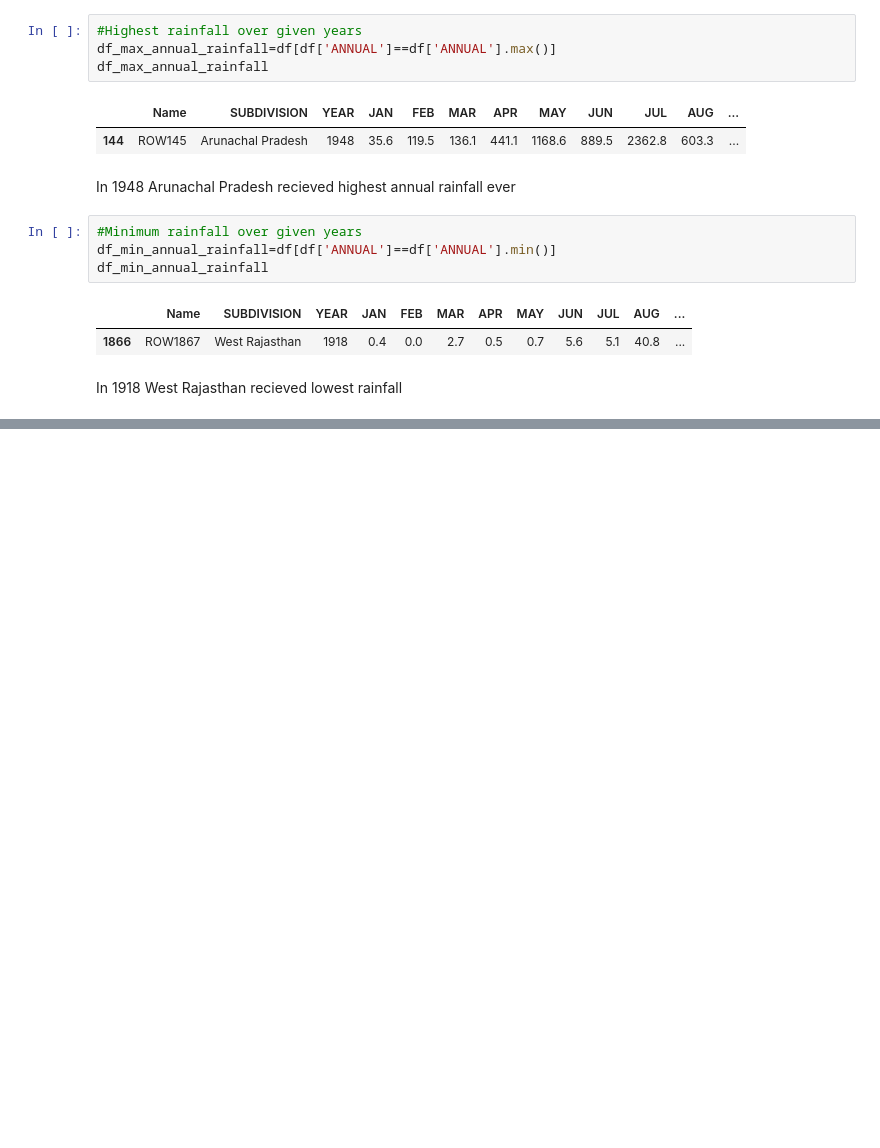
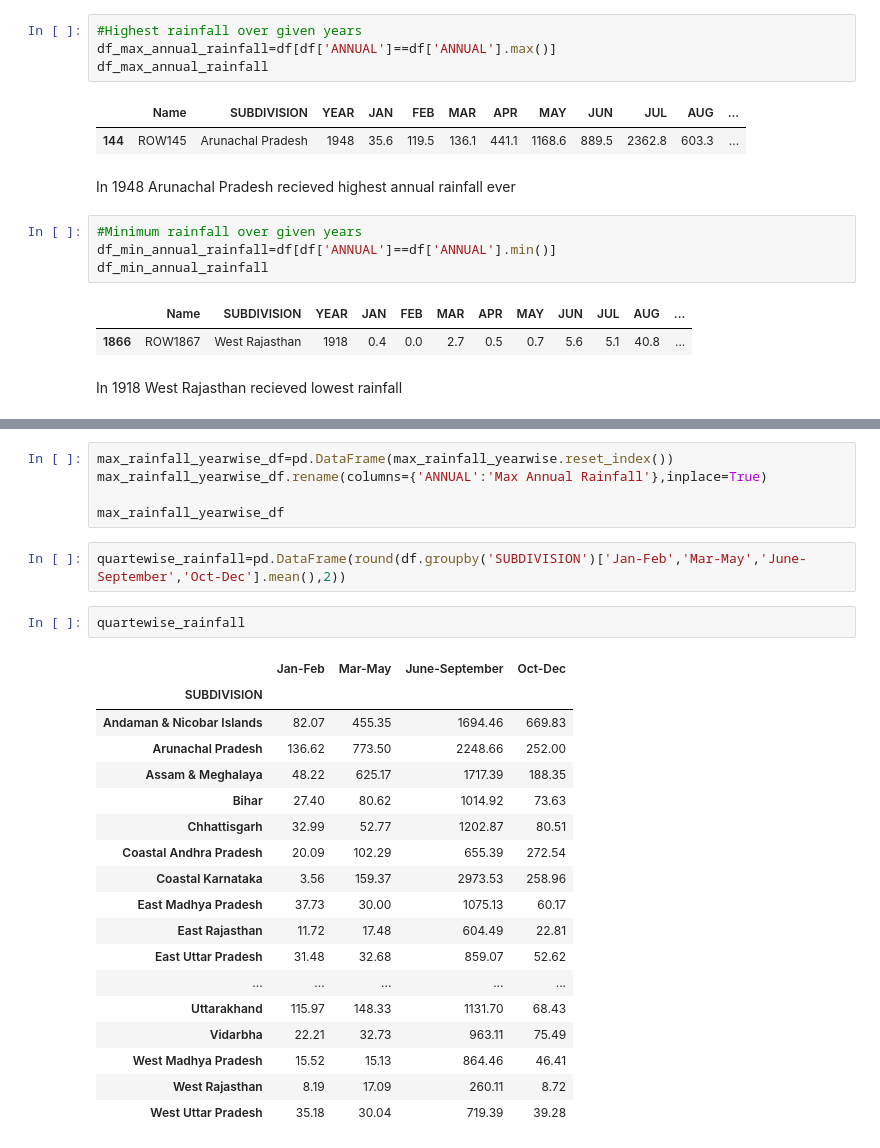
Before and after one commit to sammed97/Data-Analysis, a Jupyter notebook: Data_Analysis_Rainfall_in_India.ipynb, the cells around one changed output, grey strips where cells are left out. Cells and saved outputs as stored; diff of their text form; blank space fills up the shorter version.

Commit message:
Data_Analysis_Rainfall_in_India-Part 2

```diff
--- a/Data_Analysis_Rainfall_in_India.ipynb
+++ b/Data_Analysis_Rainfall_in_India.ipynb
@@ -205,0 +228,28 @@ df_1
+# %%
+max_rainfall_yearwise_df=pd.DataFrame(max_rainfall_yearwise.reset_index())
+max_rainfall_yearwise_df.rename(columns={'ANNUAL':'Max Annual Rainfall'},inplace=True)
+
+max_rainfall_yearwise_df
+# %%
+quartewise_rainfall=pd.DataFrame(round(df.groupby('SUBDIVISION')['Jan-Feb','Mar-May','June-September','Oct-Dec'].mean(),2))
+# %%
+quartewise_rainfall
+# %% [output]
+|  | Jan-Feb | Mar-May | June-September | Oct-Dec |
+| SUBDIVISION |  |  |  |  |
+| Andaman & Nicobar Islands | 82.07 | 455.35 | 1694.46 | 669.83 |
+| Arunachal Pradesh | 136.62 | 773.50 | 2248.66 | 252.00 |
+| Assam & Meghalaya | 48.22 | 625.17 | 1717.39 | 188.35 |
+| Bihar | 27.40 | 80.62 | 1014.92 | 73.63 |
+| Chhattisgarh | 32.99 | 52.77 | 1202.87 | 80.51 |
+| Coastal Andhra Pradesh | 20.09 | 102.29 | 655.39 | 272.54 |
+| Coastal Karnataka | 3.56 | 159.37 | 2973.53 | 258.96 |
+| East Madhya Pradesh | 37.73 | 30.00 | 1075.13 | 60.17 |
+| East Rajasthan | 11.72 | 17.48 | 604.49 | 22.81 |
+| East Uttar Pradesh | 31.48 | 32.68 | 859.07 | 52.62 |
+| ... | ... | ... | ... | ... |
+| Uttarakhand | 115.97 | 148.33 | 1131.70 | 68.43 |
+| Vidarbha | 22.21 | 32.73 | 963.11 | 75.49 |
+| West Madhya Pradesh | 15.52 | 15.13 | 864.46 | 46.41 |
+| West Rajasthan | 8.19 | 17.09 | 260.11 | 8.72 |
+| West Uttar Pradesh | 35.18 | 30.04 | 719.39 | 39.28 |
```
Also changed, not shown: parts of 4 cells of this notebook.
